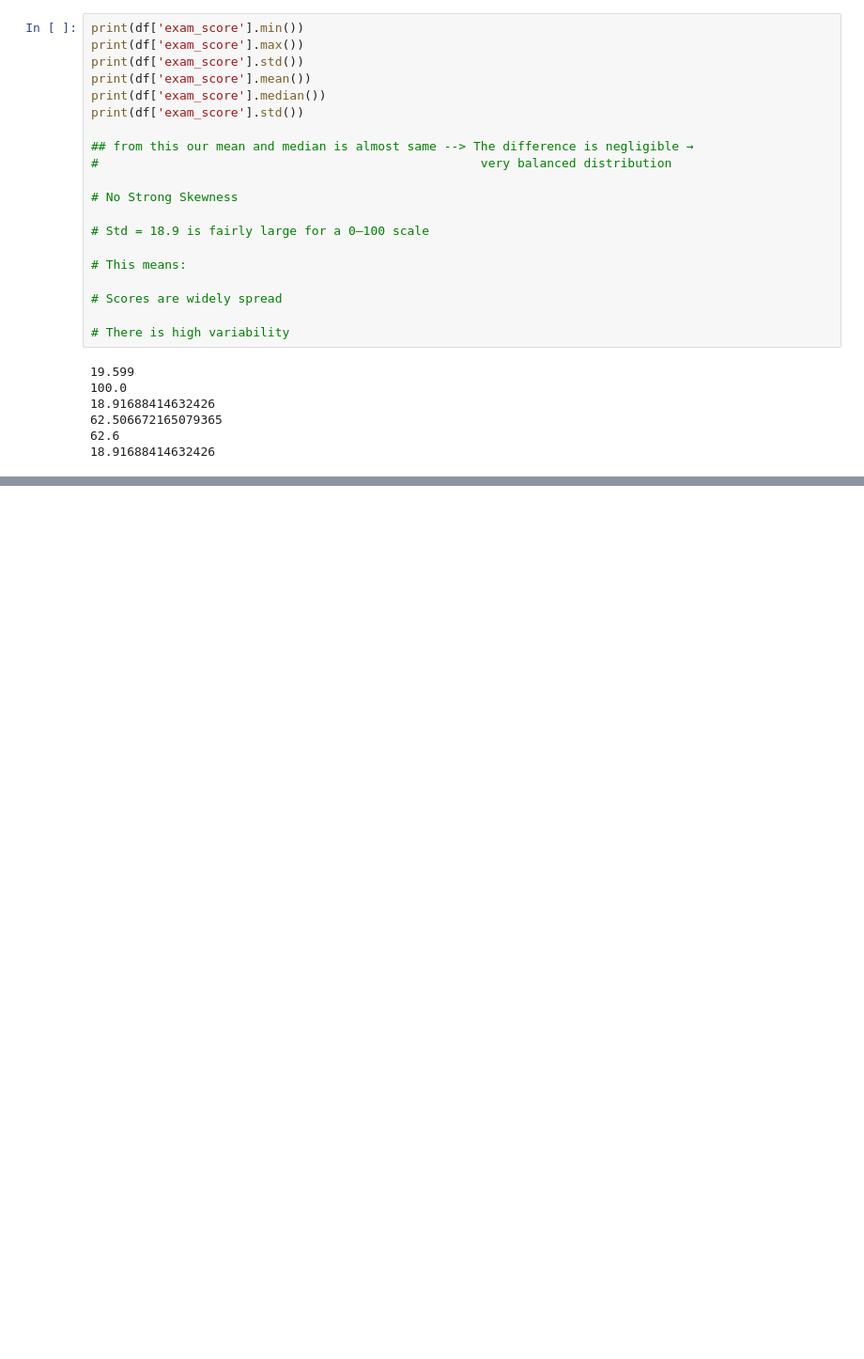
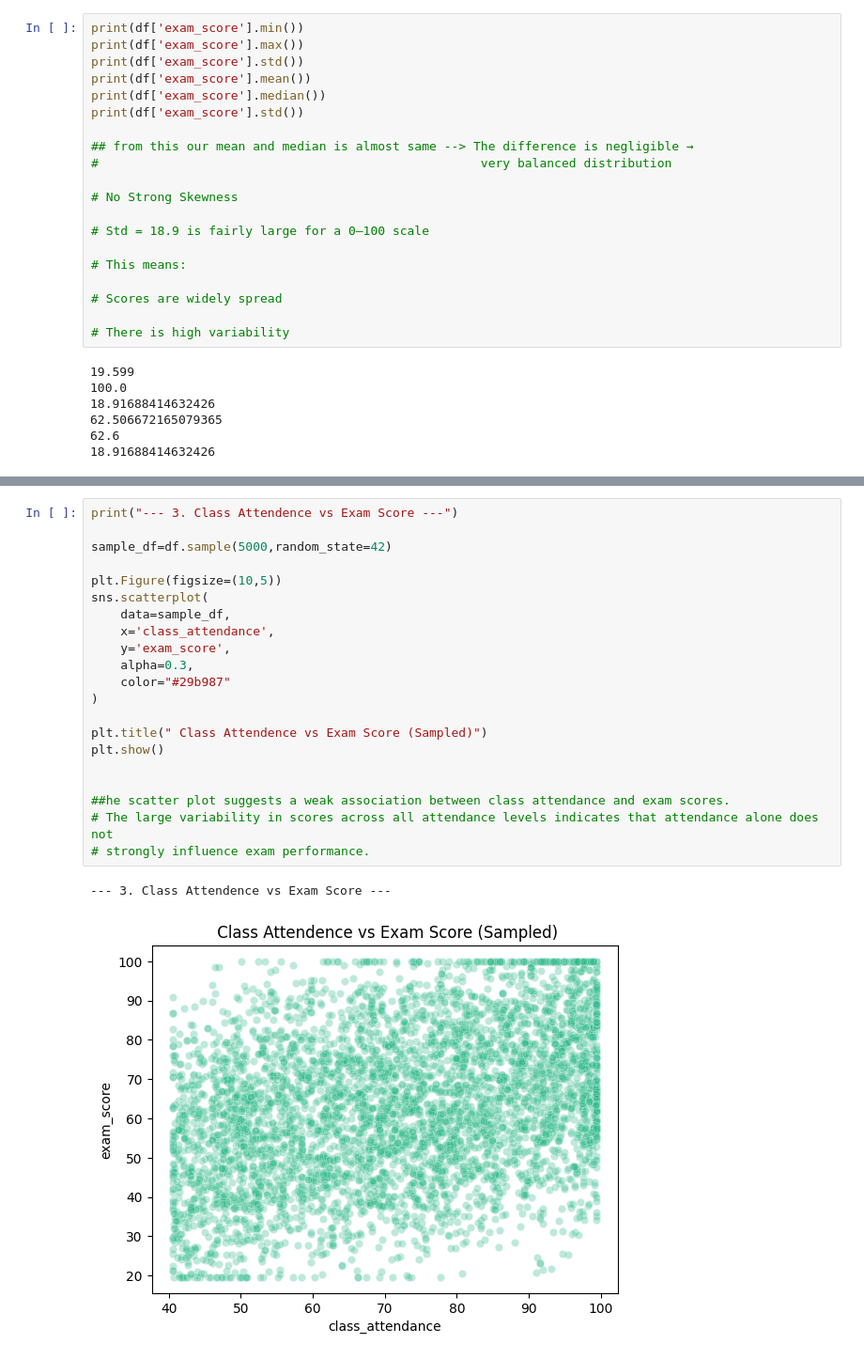
Before and after one commit to VisheshUnadkat13/Predicting-Student-Test-Scores-Kaggle-Competition, a Jupyter notebook: Student_Test_Performance.ipynb, the cells around one changed output, grey strips where cells are left out. Shown at 94% size. Drawn from its saved outputs; the diff is of its cells as text; blank space fills up the shorter version.

```diff
--- a/Student_Test_Performance.ipynb
+++ b/Student_Test_Performance.ipynb
@@ -121,0 +170,24 @@ print(df['exam_score'].std())
+# %%
+print("--- 3. Class Attendence vs Exam Score ---")
+
+sample_df=df.sample(5000,random_state=42)
+
+plt.Figure(figsize=(10,5))
+sns.scatterplot(
+    data=sample_df,
+    x='class_attendance',
+    y='exam_score',
+    alpha=0.3,
+    color="#29b987"
+)
+
+plt.title(" Class Attendence vs Exam Score (Sampled)")
+plt.show()
+
+
+##he scatter plot suggests a weak association between class attendance and exam scores.
+# The large variability in scores across all attendance levels indicates that attendance alone does not
+# strongly influence exam performance.
+# %% [output]
+--- 3. Class Attendence vs Exam Score ---
+[figure, added]
```
Also changed, not shown: parts of 7 cells of this notebook.
